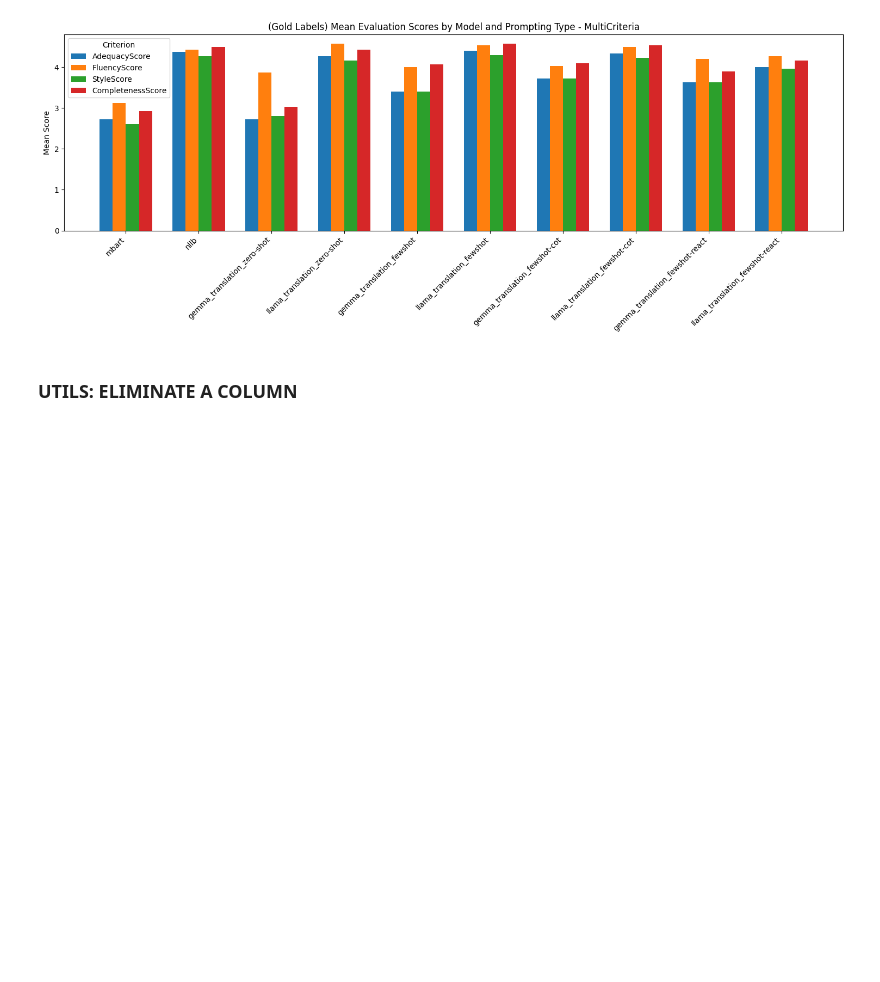
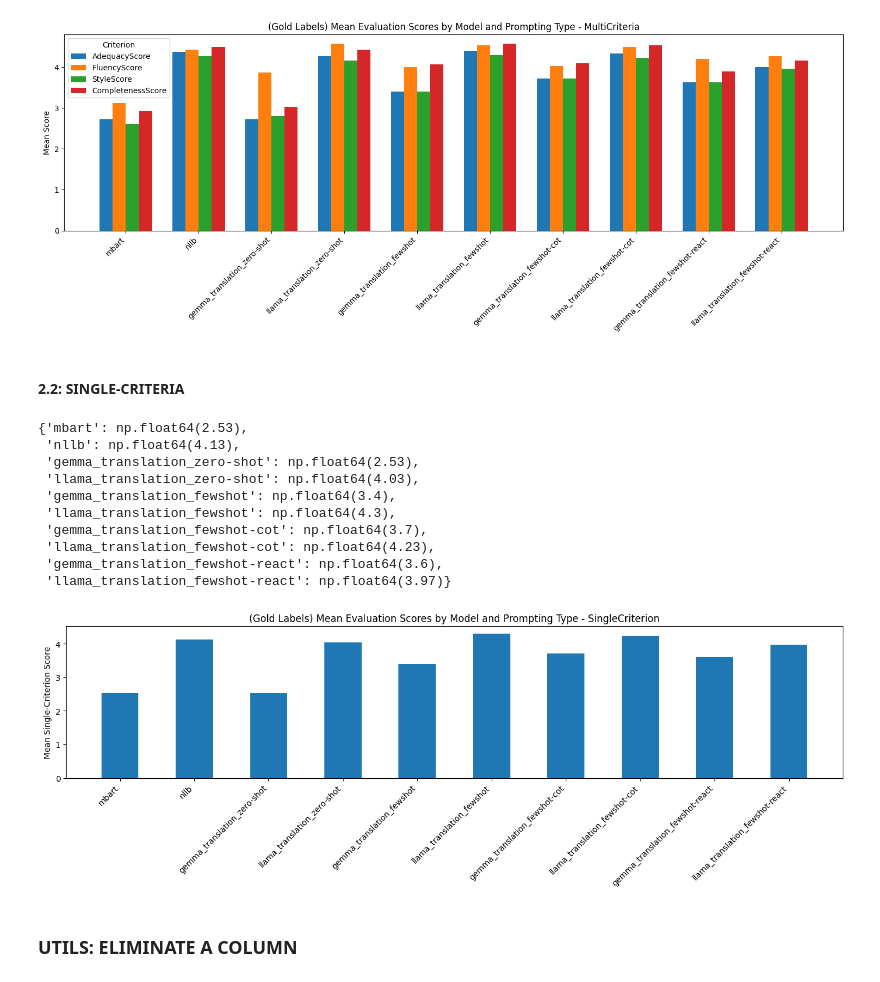
Before and after one commit to alessioborgi/AMT-AutomaticMachineTranslation, a Jupyter notebook: Gold_Labels_MultiCriteria.ipynb, the cells around one changed output. Saved outputs shown, nothing was run; the diff lists cells and outputs as text; code cells hidden in the pictures; blank space fills up the shorter version.

```diff
--- a/Gold_Labels_MultiCriteria.ipynb
+++ b/Gold_Labels_MultiCriteria.ipynb
@@ -198,6 +198,69 @@ plt.show()
                                      'StyleScoreMean': 3.97,
                                      'CompletenessScoreMean': 4.17}}
 [figure]
+# %% [markdown]
+#### 2.2: SINGLE-CRITERIA
+# %%
+fields = [
+    "mbart_score",
+    "nllb_score",
+    "gemma_translation_zero-shot_score",
+    "llama_translation_zero-shot_score",
+    "gemma_translation_fewshot_score",
+    "llama_translation_fewshot_score",
+    "gemma_translation_fewshot-cot_score",
+    "llama_translation_fewshot-cot_score",
+    "gemma_translation_fewshot-react_score",
+    "llama_translation_fewshot-react_score"
+]
+
+scores = defaultdict(list)
+
+# Load the first 30 lines from the file
+with open("/Users/alessioborgi/GitHub/AMT-AutomaticMachineTranslation/gold_labels_SingleCriteria_first30s.jsonl", "r") as f:
+    for i, line in enumerate(f):
+        if i >= 30:
+            break
+        data = json.loads(line)
+        for field in fields:
+            if field in data and data[field] is not None:
+                scores[field].append(data[field])
+
+# Calculate means for each model/prompting
+means = {field.replace("_score", ""): round(np.mean(vals), 2) if vals else None for field, vals in scores.items()}
+
+# Print output
+pprint.pprint(means, sort_dicts=False)
+
+# Prepare data for visualization
+model_names = list(means.keys())
+data = np.array([means[m] if means[m] is not None else 0 for m in model_names])
+
+# Plotting
+x = np.arange(len(model_names))
+bar_width = 0.5
+
+fig, ax = plt.subplots(figsize=(14, 5))
+ax.bar(x, data, bar_width)
+
+ax.set_xticks(x)
+ax.set_xticklabels(model_names, rotation=45, ha='right', fontsize=10)
+ax.set_ylabel("Mean Single-Criterion Score")
+ax.set_title("(Gold Labels) Mean Evaluation Scores by Model and Prompting Type - SingleCriterion")
+plt.tight_layout()
+plt.show()
+# %% [output]
+{'mbart': np.float64(2.53),
+ 'nllb': np.float64(4.13),
+ 'gemma_translation_zero-shot': np.float64(2.53),
+ 'llama_translation_zero-shot': np.float64(4.03),
+ 'gemma_translation_fewshot': np.float64(3.4),
+ 'llama_translation_fewshot': np.float64(4.3),
+ 'gemma_translation_fewshot-cot': np.float64(3.7),
+ 'llama_translation_fewshot-cot': np.float64(4.23),
+ 'gemma_translation_fewshot-react': np.float64(3.6),
+ 'llama_translation_fewshot-react': np.float64(3.97)}
+[figure, added]
 # %% [markdown]
 ### UTILS: ELIMINATE A COLUMN
 # %%
```
Also changed, not shown: parts of 2 cells of this notebook, 3 other files.
